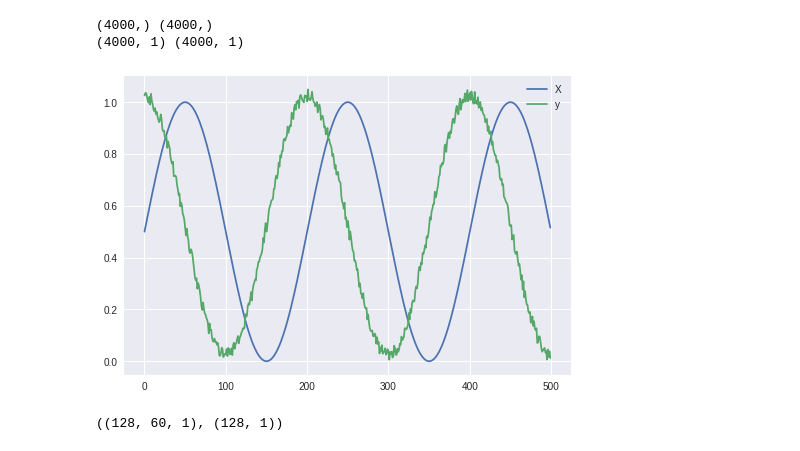
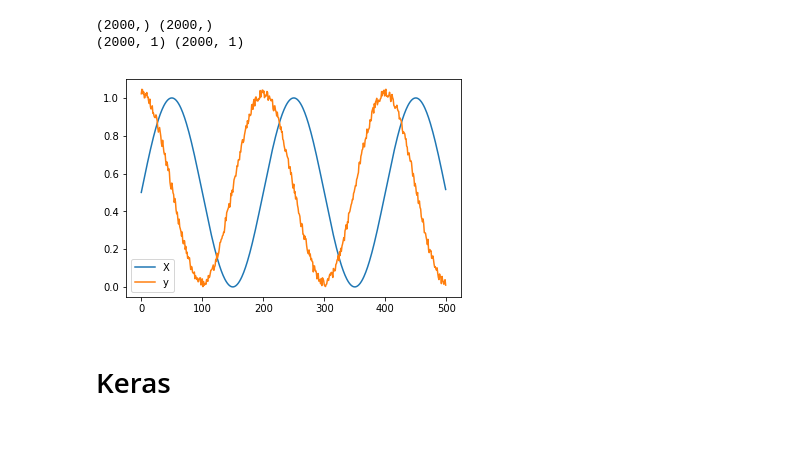
Before and after one commit to vochicong/ai-memo, a Jupyter notebook: predict_sin.ipynb, the cells around one changed output. Saved outputs shown, nothing was run; the diff lists cells and outputs as text; code cells hidden in the pictures.

```diff
--- a/predict_sin.ipynb
+++ b/predict_sin.ipynb
@@ -17,33 +10,42 @@ Using TensorFlow backend.
 # %%
 # Sin曲線の1反復あたりのサンプル数
-samples_per_cycle = 200
+samples_per_cycle = 20 * 10
 # 生成するSinサイクル数
-number_of_cycles = 20
-data_len = samples_per_cycle*number_of_cycles
-noise  = 0.05
+number_of_cycles = 10
+data_len = samples_per_cycle * number_of_cycles
 arange = np.arange(data_len) * 2 * np.pi / samples_per_cycle
-data = np.sin(arange) * .5 + .5
-targets = np.cos(arange) * .5 + .5 + np.random.random_sample((data_len,)) * noise
-pd.DataFrame({'y': targets, 'X': data}).head(500).plot()
-print(data.shape, targets.shape)
+X = np.sin(arange) * .5 + .5
+y = np.cos(arange) * .5 + .5 + \
+    np.random.random_sample((data_len,)) * 0.05
+pd.DataFrame({'X': X, 'y': y}).head(500).plot()
+print(X.shape, y.shape)
 xdim = 1
 ydim = 1
+X = X.reshape([-1, xdim])
+y = y.reshape([-1, ydim])
+print(X.shape, y.shape)
 
-data = data.reshape([-1,xdim])
-targets = targets.reshape([-1,ydim])
+seq_len = samples_per_cycle // 10
+batch_size = 128
+n_epochs = 30
+lstm_n_units = 300
 
-print(data.shape, targets.shape)
+
+def print_params():
+  print('''
+data_len={}
+seq_len={}
+batch_size={}
+xdim={}
+ydim={}
+lstm_n_units={}
+n_epochs={}
+'''.format(data_len, seq_len, batch_size, xdim, ydim,
+           lstm_n_units, n_epochs))
 # %% [output]
-(4000,) (4000,)
-(4000, 1) (4000, 1)
+(2000,) (2000,)
+(2000, 1) (2000, 1)
-[figure, old version]
+[figure, new version]
-# %%
-seq_len = samples_per_cycle * 3//10
-batch_size = 128
-gen = TimeseriesGenerator(data, targets,
-                               length=seq_len, sampling_rate=1,
-                               batch_size=batch_size)
-gen[0][0].shape, gen[0][1].shape
-# %% [output]
-((128, 60, 1), (128, 1))
+# %% [markdown]
+# Keras
 # %%
```
Also changed, not shown: parts of 6 cells of this notebook, 1 other file.
